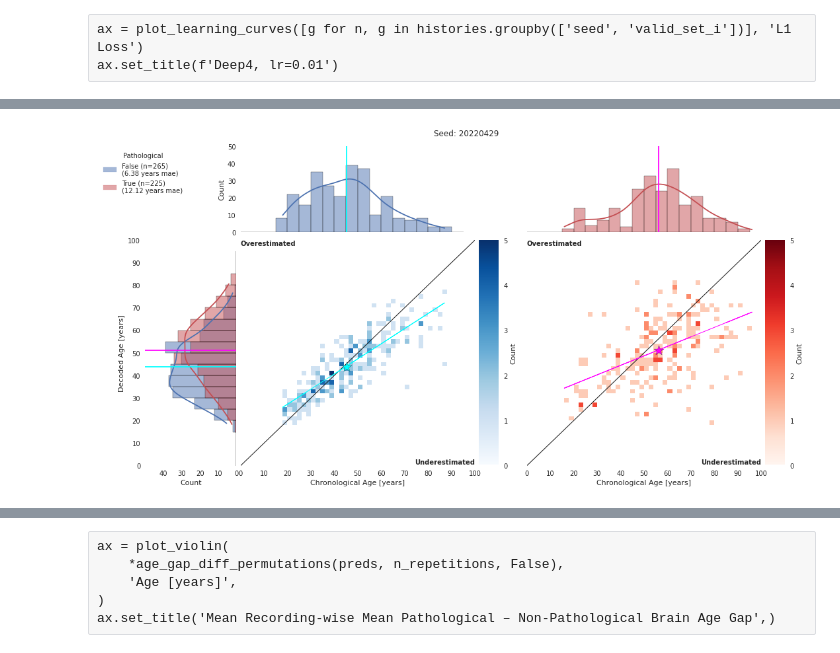
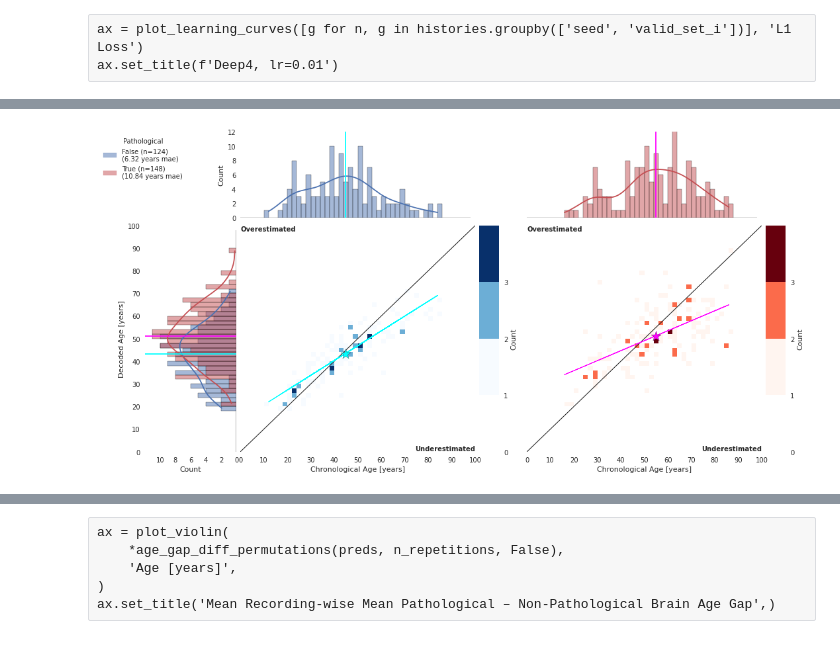
Before and after one commit to gemeinl/eeg-brain-age, a Jupyter notebook: post_hoc_analysis.ipynb, the cells around one changed output, grey strips where cells are left out. Saved outputs shown, nothing was run; the diff lists cells and outputs as text; code cells hidden in the pictures.

```diff
--- a/post_hoc_analysis.ipynb
+++ b/post_hoc_analysis.ipynb
@@ -167,8 +33,0 @@ for subject_wise in [False, True]:
-# %%
-ax = plot_age_gap_hist(df)
-ax.get_figure().tight_layout()
-ax.set_title('')
-s = 'recording' if not subject_wise else 'subject'
-# ax.get_figure().savefig(
-#     f'/home/jovyan/longitudinal_transition_{s}_age_gap.png',
-#     dpi=300, bbox_inches='tight')
@@ -211,13 +48,15 @@ base_dir = '/home/jovyan/experiments'
 # exp = '2022-10-05T14:36:25.074269'  # shallow all ages
 # exp = '2022-09-28T10:25:47.571160'  # shallow ages >= 18
 # exp = '2022-09-28T22:24:18.385389'  # TCN all ages, still with 'valid_rest'
-exp = '2022-10-06T20:10:52.312837'  # TCN all ages, 5 seeds
+# exp = '2022-10-06T20:10:52.312837'  # TCN all ages, 5 seeds
 # exp = '2022-10-12T11:25:00.490417'  # TCN exluding recs with age divergence
 # exp = '2022-09-29T15:49:14.606557'  # TCN ages >= 18
 # exp = '2022-10-08T08:04:26.625918'  # TCN matched patho and non-patho dist in all ages
 # exp = '2022-10-09T09:55:45.307781'  # TCN uniformly matched patho and non-patho age dist in >=18 and <=86
 # exp = '2022-10-09T12:02:46.142332'  # TCN all ages, sign augmentation isntead of dropout
 # exp = '2022-10-12T08:10:43.911642'  # TCN all ages age_clf
+
+exp = '2022-10-17T16:24:10.124445'  # TCN exluding recs with age divergence, final eval
 exp_dir = os.path.join(base_dir, exp)
 # %%
 configs = read_result(exp_dir, 'config')
@@ -317,8 +100,12 @@ scores.loc[['r2']].groupby('seed').mean()
 # %%
 histories = read_result(exp_dir, 'history')
 # %%
-for n1, g1 in histories.groupby('seed'):
-    ax = plot_learning_curves([g2 for n2, g2 in g1.groupby('valid_set_i')], 'L1 Loss')
-    # ax.set_title(f'Deep4, lr=0.005')
-    ax.set_title(f'Seed: {n1}')
+if (configs['final_eval'] == '1').all():
+    histories['eval_run_i'] = (histories['epoch'] == 1).cumsum() - 1
+    ax = plot_learning_curves([g2 for n2, g2 in histories.groupby('eval_run_i')], 'L1 Loss', 'Eval')
+else:
+    for n1, g1 in histories.groupby('seed'):
+        ax = plot_learning_curves([g2 for n2, g2 in g1.groupby('valid_set_i')], 'L1 Loss')
+        # ax.set_title(f'Deep4, lr=0.005')
+        ax.set_title(f'Seed: {n1}')
 # %% [output]
@@ -347,4 +130,4 @@ mean_acc
 # %%
 bin_size = 2
 max_age = 100
-hist_max_count = 50#220
+hist_max_count = 12#220
@@ -353,7 +139,11 @@ hist_max_count = 50#220
 # %%
-for n1, g1 in preds.groupby('seed'):
-    fig = plot_heatmaps(g1, bin_size, max_age, hist_max_count)
-    fig.suptitle(f'Seed: {n1}', y=.9)
-# fig.savefig('/home/jovyan/new2dhist.png', bbox_inches='tight', dpi=300)
+if (configs['final_eval'] == '1').all():
+    this_preds = preds.reset_index()[['y_pred', 'y_true', 'pathological', 'index', 'subset']].groupby(['index', 'subset'], as_index=False).mean()
+    fig = plot_heatmaps(this_preds, bin_size, max_age, hist_max_count)
+else:
+    for n1, g1 in preds.groupby('seed'):
+        fig = plot_heatmaps(g1, bin_size, max_age, hist_max_count)
+        fig.suptitle(f'Seed: {n1}', y=.9)
+    # fig.savefig('/home/jovyan/new2dhist.png', bbox_inches='tight', dpi=300)
 # %% [output]
-[figure, old version]
+[figure, new version]
```
Also changed, not shown: parts of 51 cells of this notebook, 4 other files.
